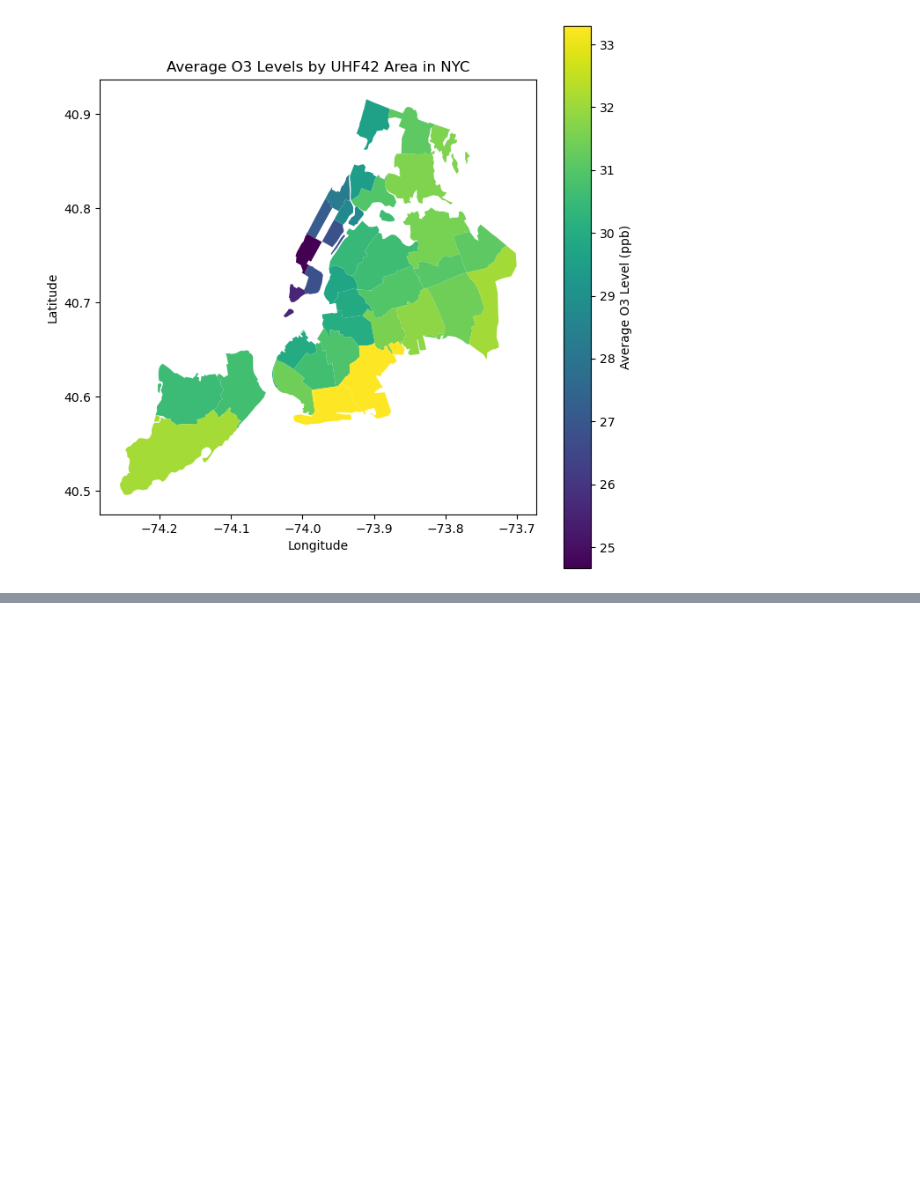
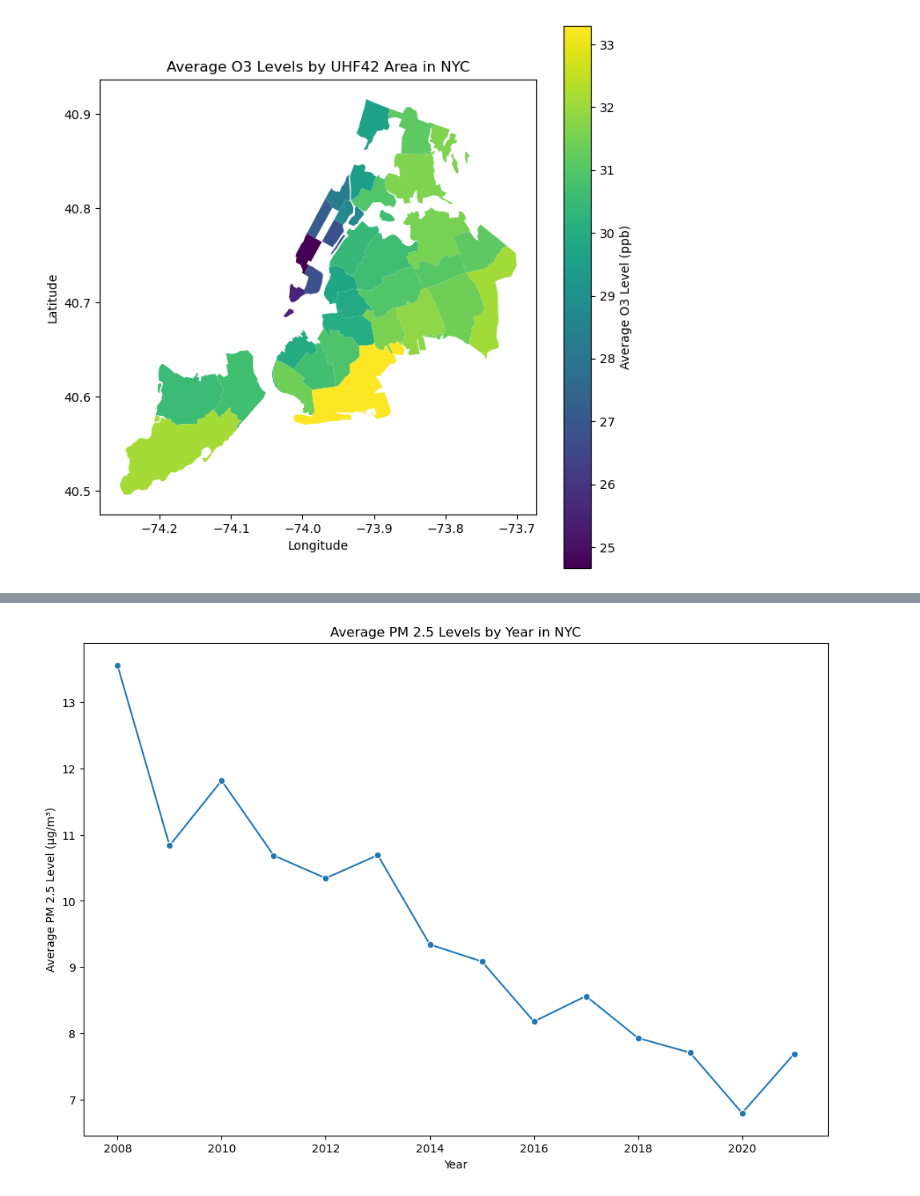
Before and after one commit to HtWu123/databootcamp_final_project, a Jupyter notebook: final.ipynb, the cells around one changed output, grey strips where cells are left out. Saved outputs shown, nothing was run; the diff lists cells and outputs as text; code cells hidden in the pictures; blank space fills up the shorter version.

```diff
--- a/final.ipynb
+++ b/final.ipynb
@@ -210,0 +217,14 @@ plt.show()
+# %%
+#分析不同年份的pm2.5水平
+pm_data = clean_data[clean_data['Name'] == 'Fine particles (PM 2.5)']
+# Calculate the average PM 2.5 levels by year
+avg_pm_by_year = pm_data.groupby('Year')['Data Value'].mean().reset_index()
+# Plotting the data
+fig, ax = plt.subplots(1, 1, figsize=(12, 8))
+sns.lineplot(x='Year', y='Data Value', data=avg_pm_by_year, ax=ax, marker='o')
+plt.title('Average PM 2.5 Levels by Year in NYC')
+plt.xlabel('Year')
+plt.ylabel('Average PM 2.5 Level (µg/m³)')
+plt.show()
+# %% [output]
+[figure, added]
```
Also changed, not shown: parts of 15 cells of this notebook, 1 other file.
